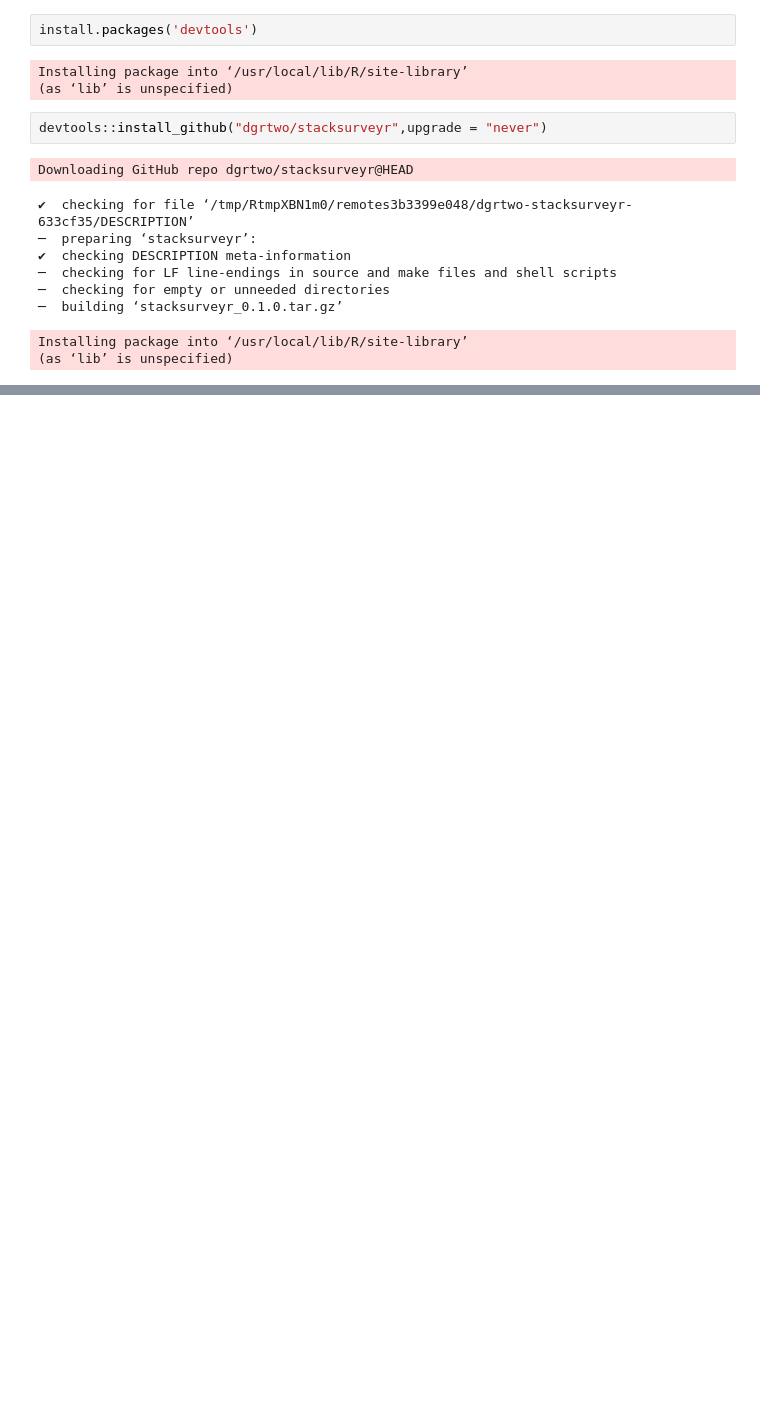
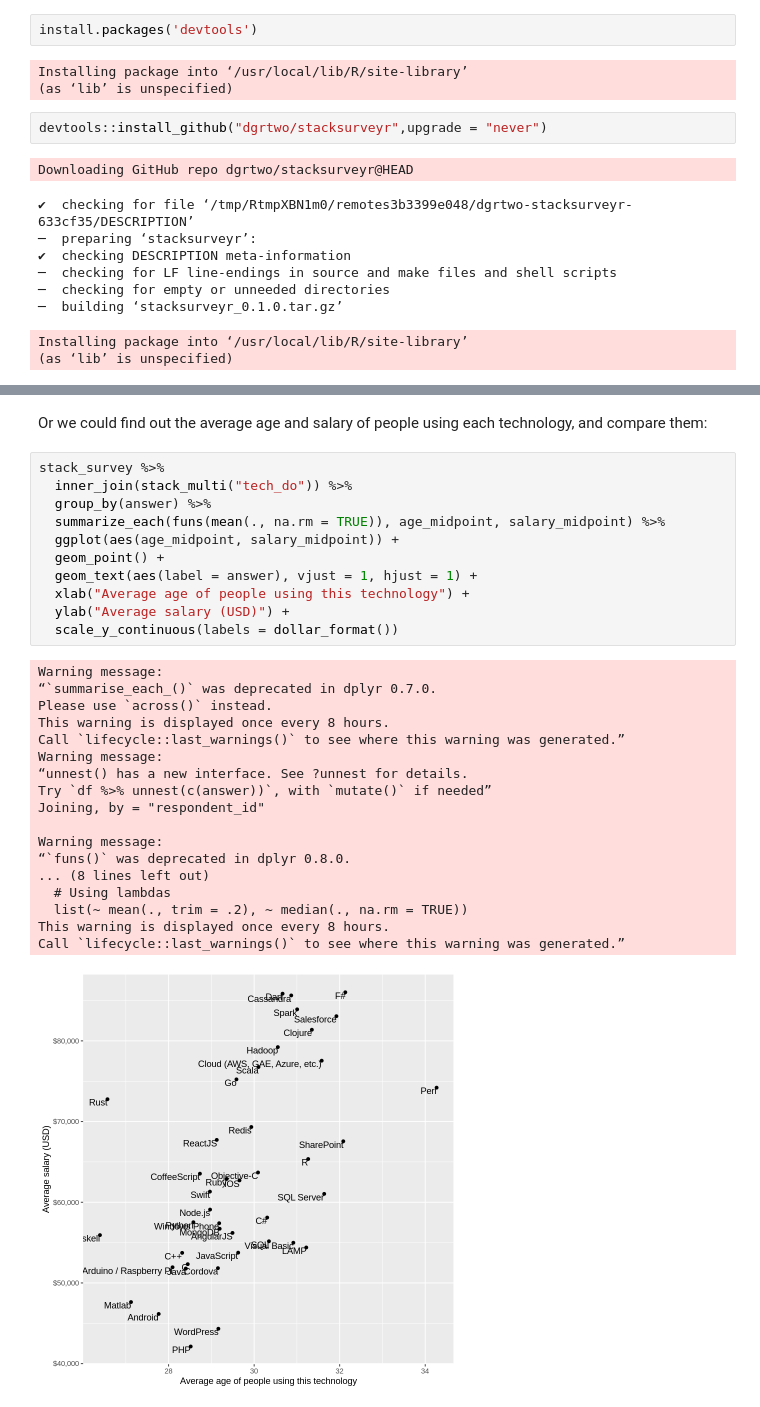
Before and after one commit to patternproject/r.sb.pos.2, a Jupyter notebook: Multiple_Response_v01.ipynb, the cells around one changed output, grey strips where cells are left out. Cells and saved outputs as stored; diff of their text form; blank space fills up the shorter version.

```diff
--- a/Multiple_Response_v01.ipynb
+++ b/Multiple_Response_v01.ipynb
@@ -42,0 +198,32 @@ Installing package into ‘/usr/local/lib/R/site-library’
+# %% [markdown]
+Or we could find out the average age and salary of people using each technology, and compare them:
+# %%
+stack_survey %>%
+  inner_join(stack_multi("tech_do")) %>%
+  group_by(answer) %>%
+  summarize_each(funs(mean(., na.rm = TRUE)), age_midpoint, salary_midpoint) %>%
+  ggplot(aes(age_midpoint, salary_midpoint)) +
+  geom_point() +
+  geom_text(aes(label = answer), vjust = 1, hjust = 1) +
+  xlab("Average age of people using this technology") +
+  ylab("Average salary (USD)") +
+  scale_y_continuous(labels = dollar_format())
+# %% [output]
+Warning message:
+“`summarise_each_()` was deprecated in dplyr 0.7.0.
+Please use `across()` instead.
+This warning is displayed once every 8 hours.
+Call `lifecycle::last_warnings()` to see where this warning was generated.”
+Warning message:
+“unnest() has a new interface. See ?unnest for details.
+Try `df %>% unnest(c(answer))`, with `mutate()` if needed”
+Joining, by = "respondent_id"
+
+Warning message:
+“`funs()` was deprecated in dplyr 0.8.0.
+... (8 lines left out)
+  # Using lambdas
+  list(~ mean(., trim = .2), ~ median(., na.rm = TRUE))
+This warning is displayed once every 8 hours.
+Call `lifecycle::last_warnings()` to see where this warning was generated.”
+[figure, added]
```
Also changed, not shown: parts of 14 cells of this notebook.
